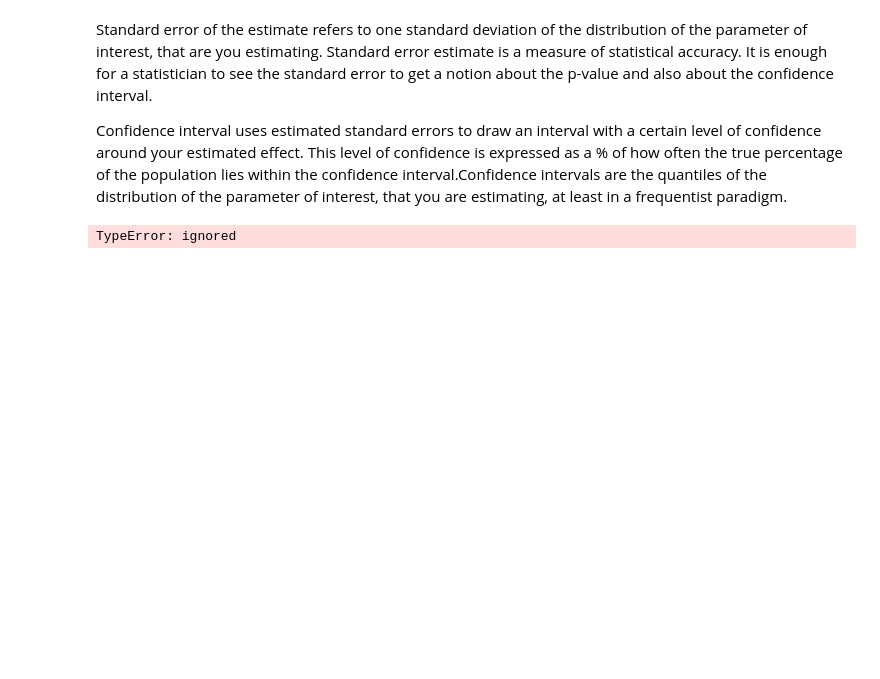
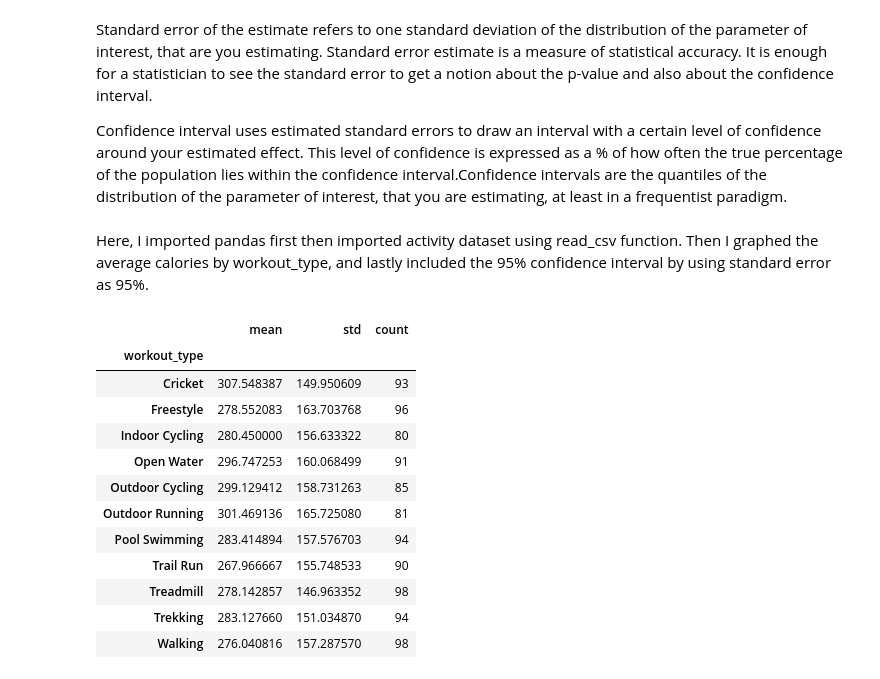
Before and after one commit to subshr4/subshr4, a Jupyter notebook: Quiz29.ipynb, the cells around one changed output. Drawn from its saved outputs; the diff is of its cells as text; code cells hidden in the pictures; blank space fills up the shorter version.

```diff
--- a/Quiz29.ipynb
+++ b/Quiz29.ipynb
@@ -7,12 +7,26 @@ Subani Shrestha
 Standard error of the estimate refers to one standard deviation of the distribution of the parameter of interest, that are you estimating. Standard error estimate is a measure of statistical accuracy. It is enough for a statistician to see the standard error to get a notion about the p-value and also about the confidence interval.
 
 Confidence interval uses estimated standard errors to draw an interval with a certain level of confidence around your estimated effect. This level of confidence is expressed as a % of how often the true percentage of the population lies within the confidence interval.Confidence intervals are the quantiles of the distribution of the parameter of interest, that you are estimating, at least in a frequentist paradigm.
+# %% [markdown]
+Here, I imported pandas first then imported activity dataset using read_csv function. Then I graphed the average calories by workout_type, and lastly included the 95% confidence interval by using standard error as 95%.
 # %%
 import pandas as pa
-import numpy as np
-import matplotlib.pyplot as plt
 
 df = pa.read_csv('https://raw.githubusercontent.com/nurfnick/Data_Viz/main/Activity_Dataset_V1.csv')
-df.groupby('workout_type').workout_type.agg('mean')
+
+dfgrouped = df.groupby('workout_type').calories.agg(['mean','std', 'count'])
+dfgrouped
 # %% [output]
-TypeError: ignored
+|  | mean | std | count |
+| workout_type |  |  |  |
+| Cricket | 307.548387 | 149.950609 | 93 |
+| Freestyle | 278.552083 | 163.703768 | 96 |
+| Indoor Cycling | 280.450000 | 156.633322 | 80 |
+| Open Water | 296.747253 | 160.068499 | 91 |
+| Outdoor Cycling | 299.129412 | 158.731263 | 85 |
+| Outdoor Running | 301.469136 | 165.725080 | 81 |
+| Pool Swimming | 283.414894 | 157.576703 | 94 |
+| Trail Run | 267.966667 | 155.748533 | 90 |
+| Treadmill | 278.142857 | 146.963352 | 98 |
+| Trekking | 283.127660 | 151.034870 | 94 |
+| Walking | 276.040816 | 157.287570 | 98 |
```
Also changed, not shown: parts of 3 cells of this notebook.
